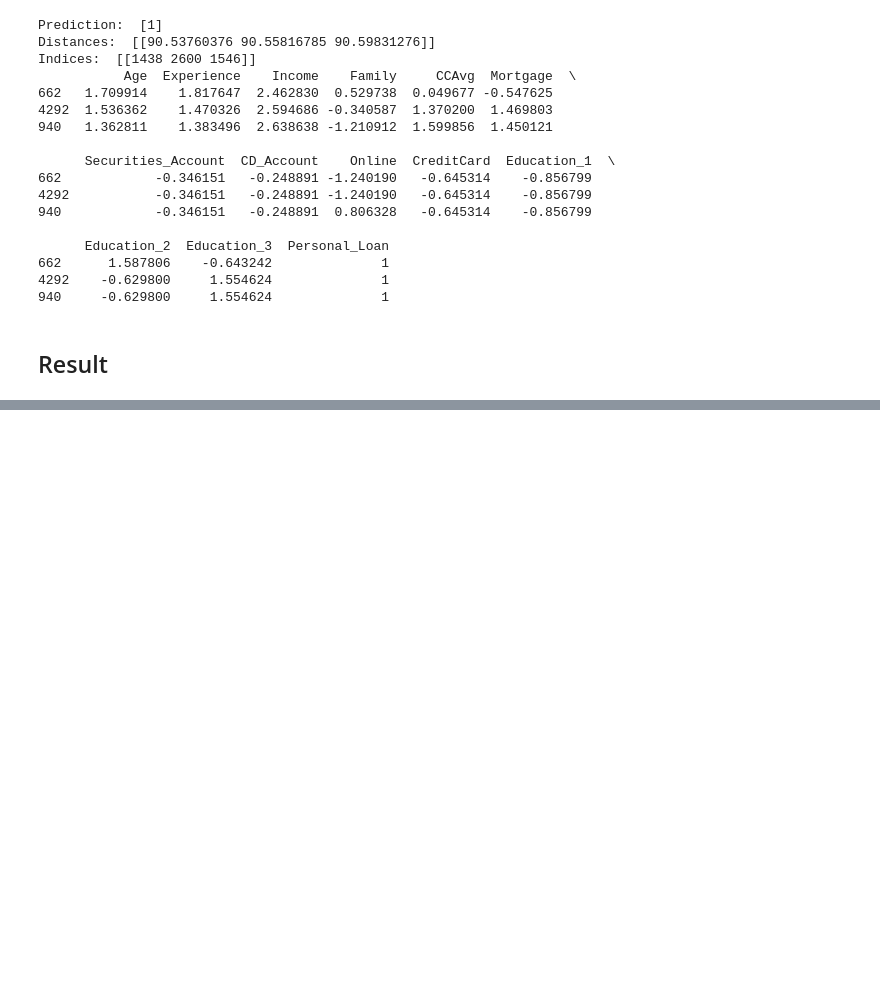
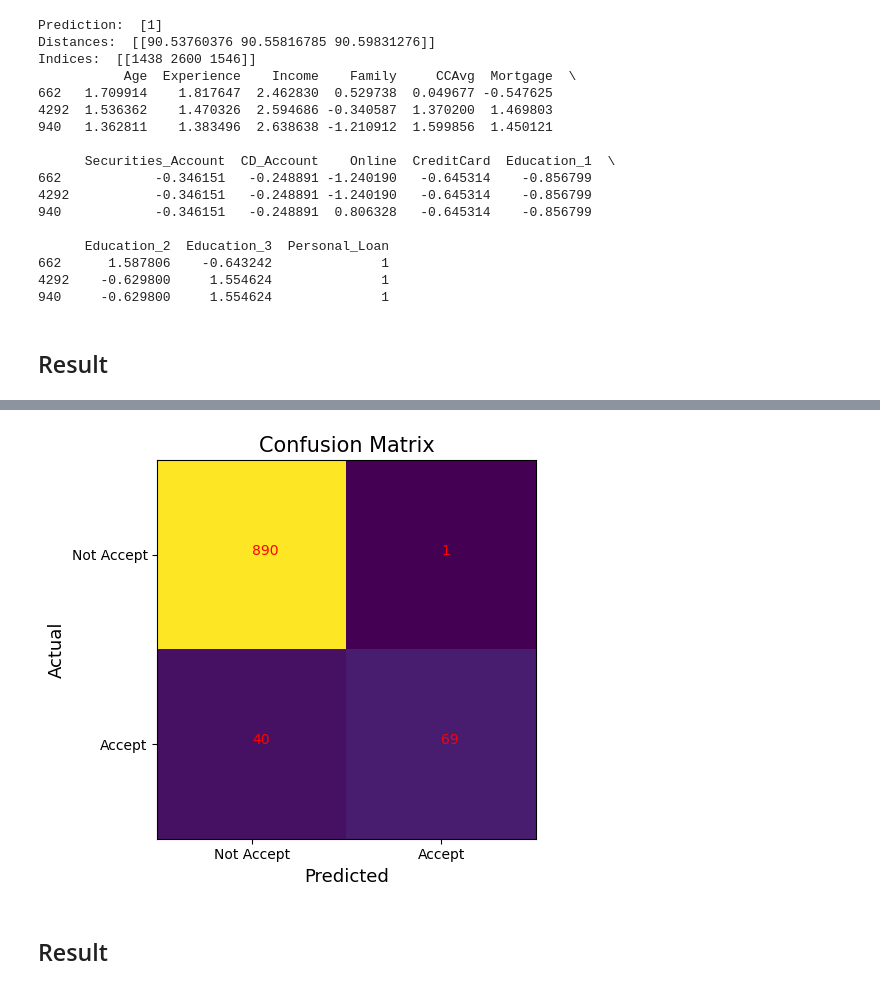
Before and after one commit to codes-at-elm/k-nearest_neighbors, a Jupyter notebook: personal_loan_acceptance.ipynb, the cells around one changed output, grey strips where cells are left out. Drawn from its saved outputs; the diff is of its cells as text; code cells hidden in the pictures; blank space fills up the shorter version.

```diff
--- a/personal_loan_acceptance.ipynb
+++ b/personal_loan_acceptance.ipynb
@@ -311,0 +438,6 @@ From above results we see that our prospect customer is most likely to accept th
+# %%
+PlotConfusionMatrix(cm)
+# %% [output]
+[figure, added]
+# %% [markdown]
+## Result
```
Also changed, not shown: parts of 27 cells of this notebook.
